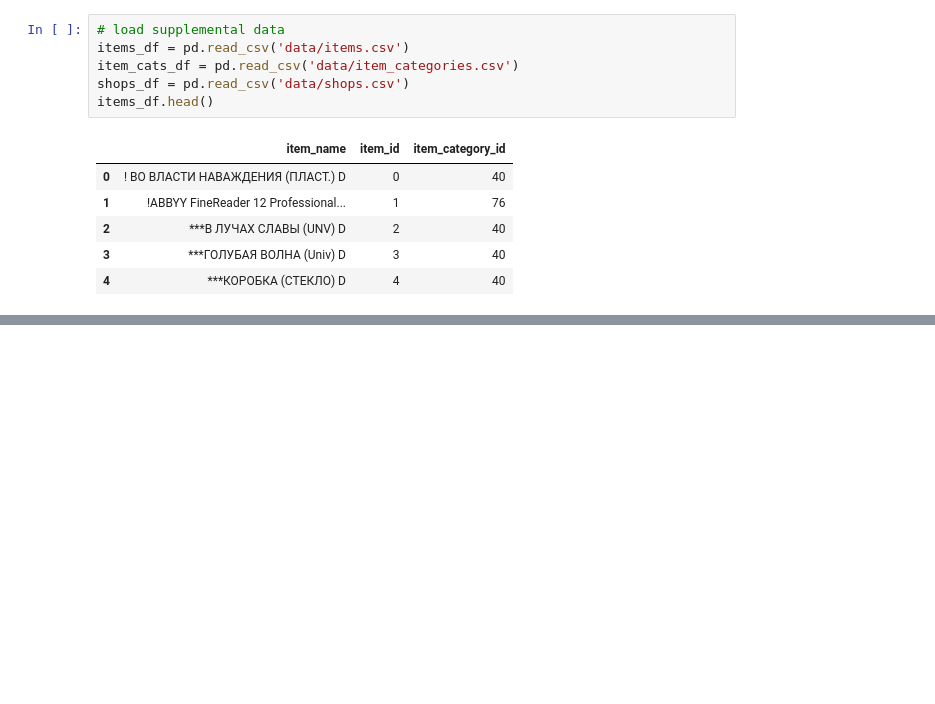
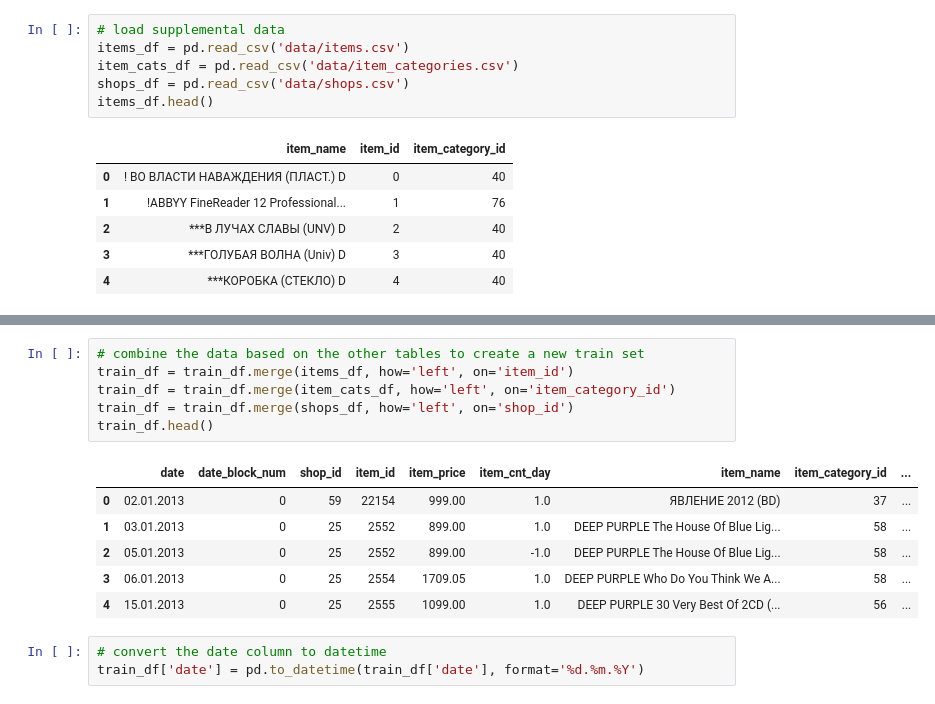
Before and after one commit to saurav1066/KaggleProjects, a Jupyter notebook: Predict future sales/predict.ipynb, the cells around one changed output, grey strips where cells are left out. Drawn from its saved outputs; the diff is of its cells as text; blank space fills up the shorter version.

```diff
--- a/Predict future sales/predict.ipynb
+++ b/Predict future sales/predict.ipynb
@@ -43,0 +50,16 @@ sns.boxplot(x=train_df.item_cnt_day)
+# %%
+# combine the data based on the other tables to create a new train set
+train_df = train_df.merge(items_df, how='left', on='item_id')
+train_df = train_df.merge(item_cats_df, how='left', on='item_category_id')
+train_df = train_df.merge(shops_df, how='left', on='shop_id')
+train_df.head()
+# %% [output]
+|  | date | date_block_num | shop_id | item_id | item_price | item_cnt_day | item_name | item_category_id | ... |
+| 0 | 02.01.2013 | 0 | 59 | 22154 | 999.00 | 1.0 | ЯВЛЕНИЕ 2012 (BD) | 37 | ... |
+| 1 | 03.01.2013 | 0 | 25 | 2552 | 899.00 | 1.0 | DEEP PURPLE The House Of Blue Lig... | 58 | ... |
+| 2 | 05.01.2013 | 0 | 25 | 2552 | 899.00 | -1.0 | DEEP PURPLE The House Of Blue Lig... | 58 | ... |
+| 3 | 06.01.2013 | 0 | 25 | 2554 | 1709.05 | 1.0 | DEEP PURPLE Who Do You Think We A... | 58 | ... |
+| 4 | 15.01.2013 | 0 | 25 | 2555 | 1099.00 | 1.0 | DEEP PURPLE 30 Very Best Of 2CD (... | 56 | ... |
+# %%
+# convert the date column to datetime
+train_df['date'] = pd.to_datetime(train_df['date'], format='%d.%m.%Y')
```
Also changed, not shown: parts of 9 cells of this notebook.
